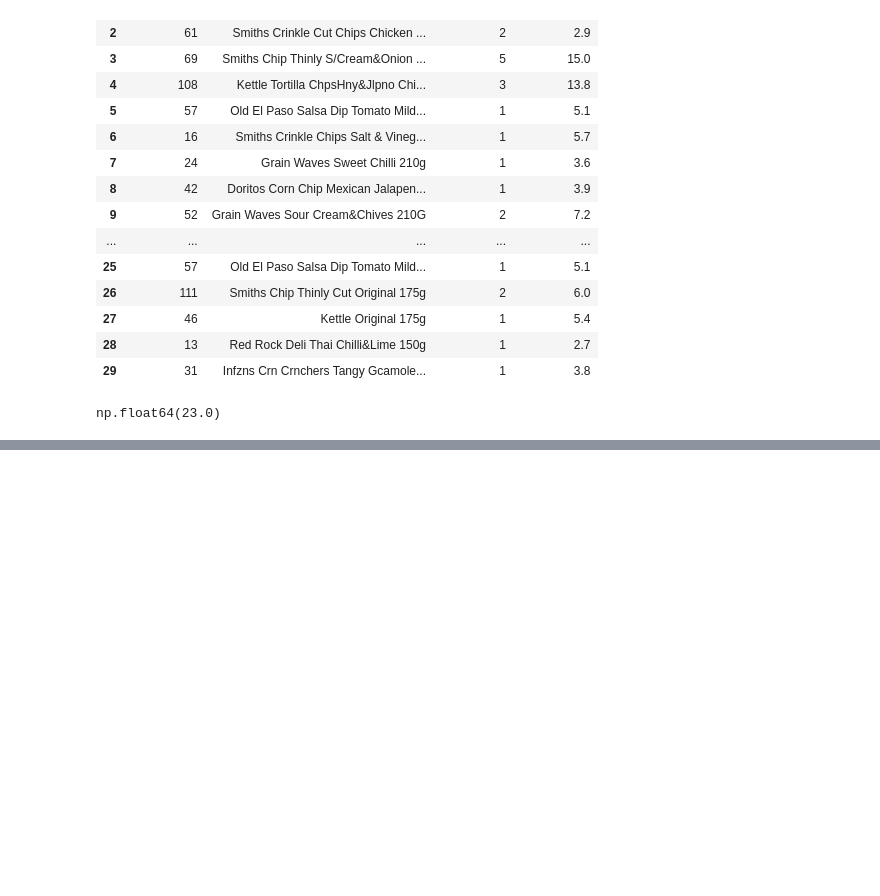
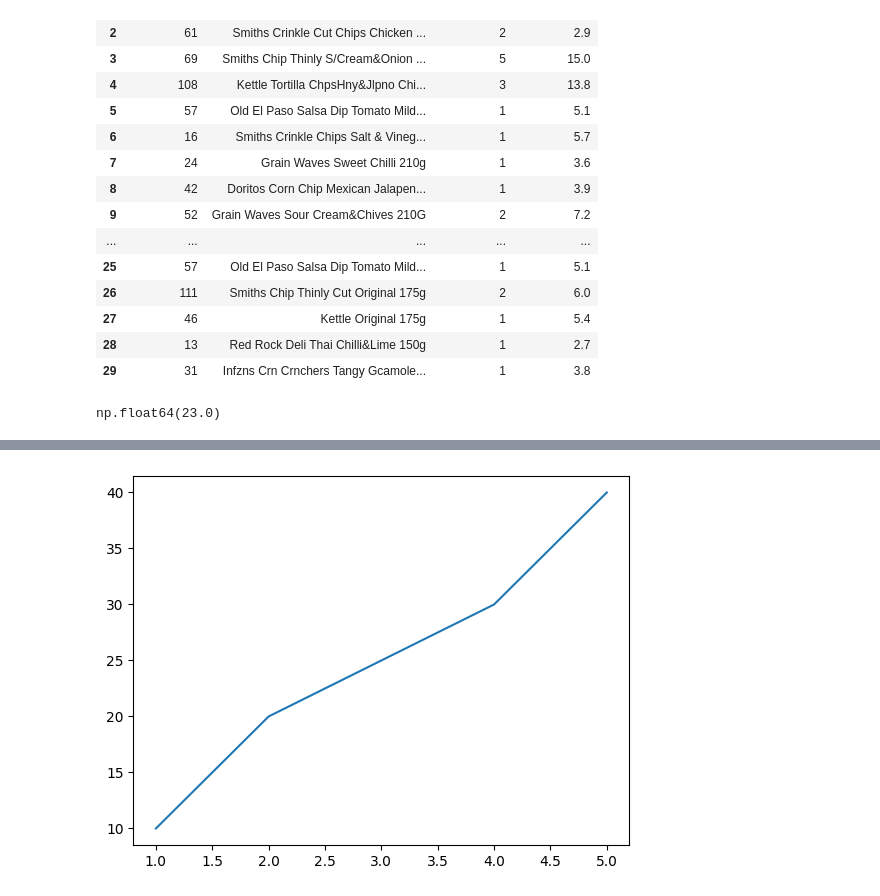
Before and after one commit to llawlaw23/Python_101, a Jupyter notebook: Python.ipynb, the cells around one changed output, grey strips where cells are left out. Cells and saved outputs as stored; diff of their text form; code cells hidden in the pictures; blank space fills up the shorter version.

```diff
--- a/Python.ipynb
+++ b/Python.ipynb
@@ -2409,0 +2423,5 @@ np.float64(23.0)
+# %%
+plt.plot([1, 2, 3, 4, 5], [10, 20, 25, 30, 40])
+plt.show()
+# %% [output]
+[figure, added]
```
Also changed, not shown: parts of 4 cells of this notebook.
